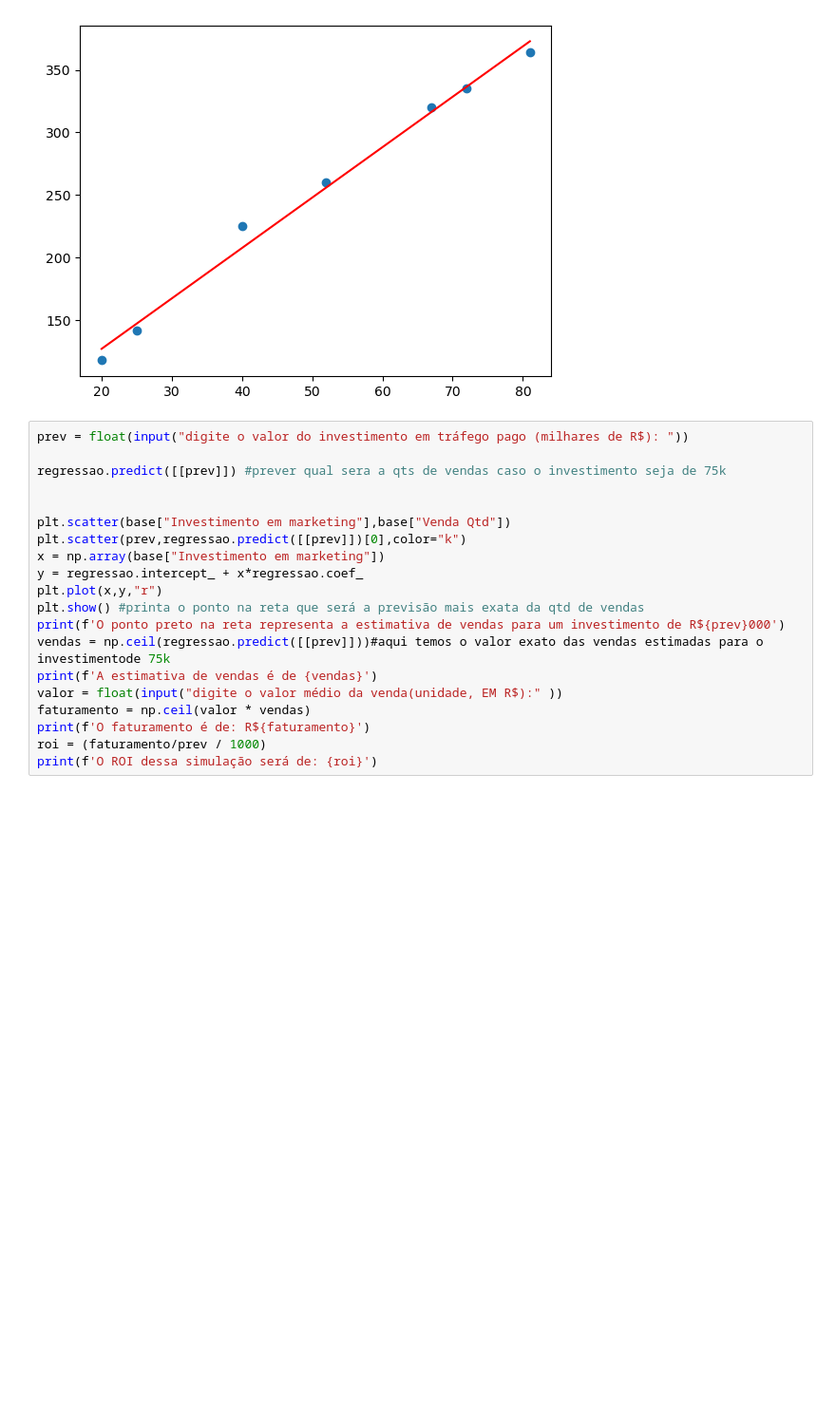
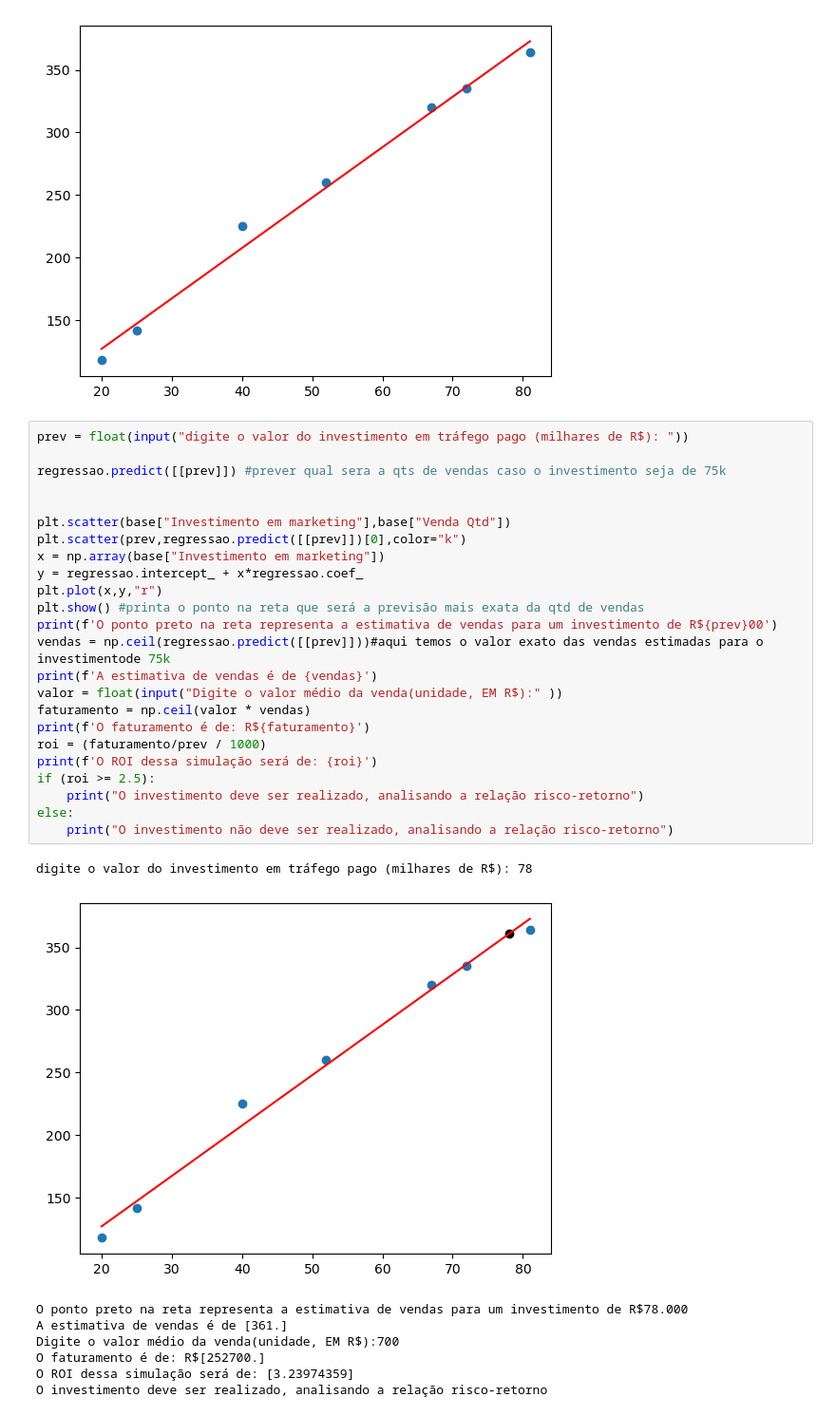
Before and after one commit to gabrielchayb/Prev_Faturamento-FACOM32101, a Jupyter notebook: machinelearning.ipynb, the cells around one changed output. Shown at 95% size. Cells and saved outputs as stored; diff of their text form; blank space fills up the shorter version.

```diff
--- a/machinelearning.ipynb
+++ b/machinelearning.ipynb
@@ -25,20 +25,33 @@ plt.show() #printa o gráfico com a reta mais precisa entre os pontos do gráfic
 # %%
 prev = float(input("digite o valor do investimento em tráfego pago (milhares de R$): "))
 
 regressao.predict([[prev]]) #prever qual sera a qts de vendas caso o investimento seja de 75k
 
 
 plt.scatter(base["Investimento em marketing"],base["Venda Qtd"])
 plt.scatter(prev,regressao.predict([[prev]])[0],color="k")
 x = np.array(base["Investimento em marketing"])
 y = regressao.intercept_ + x*regressao.coef_
 plt.plot(x,y,"r")
 plt.show() #printa o ponto na reta que será a previsão mais exata da qtd de vendas
-print(f'O ponto preto na reta representa a estimativa de vendas para um investimento de R${prev}000')
+print(f'O ponto preto na reta representa a estimativa de vendas para um investimento de R${prev}00')
 vendas = np.ceil(regressao.predict([[prev]]))#aqui temos o valor exato das vendas estimadas para o investimentode 75k
 print(f'A estimativa de vendas é de {vendas}')
-valor = float(input("digite o valor médio da venda(unidade, EM R$):" ))
+valor = float(input("Digite o valor médio da venda(unidade, EM R$):" ))
 faturamento = np.ceil(valor * vendas)
 print(f'O faturamento é de: R${faturamento}')
 roi = (faturamento/prev / 1000)
 print(f'O ROI dessa simulação será de: {roi}')
+if (roi >= 2.5):
+    print("O investimento deve ser realizado, analisando a relação risco-retorno")
+else:
+    print("O investimento não deve ser realizado, analisando a relação risco-retorno")
+# %% [output]
+digite o valor do investimento em tráfego pago (milhares de R$): 78
+[figure, added]
+O ponto preto na reta representa a estimativa de vendas para um investimento de R$78.000
+A estimativa de vendas é de [361.]
+Digite o valor médio da venda(unidade, EM R$):700
+O faturamento é de: R$[252700.]
+O ROI dessa simulação será de: [3.23974359]
+O investimento deve ser realizado, analisando a relação risco-retorno
```
